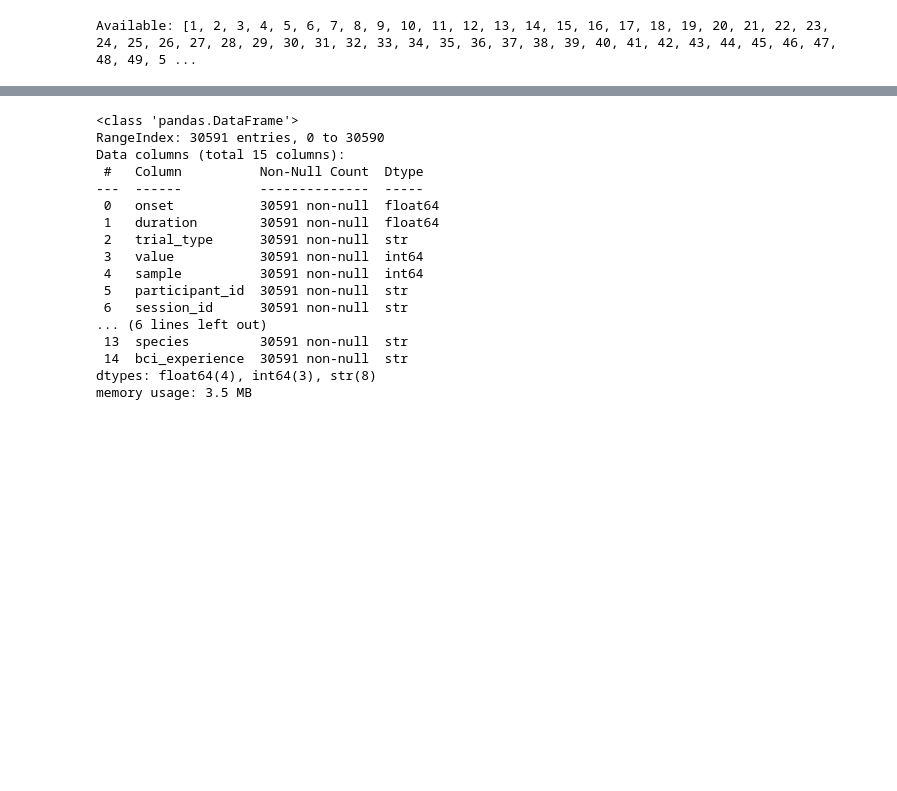
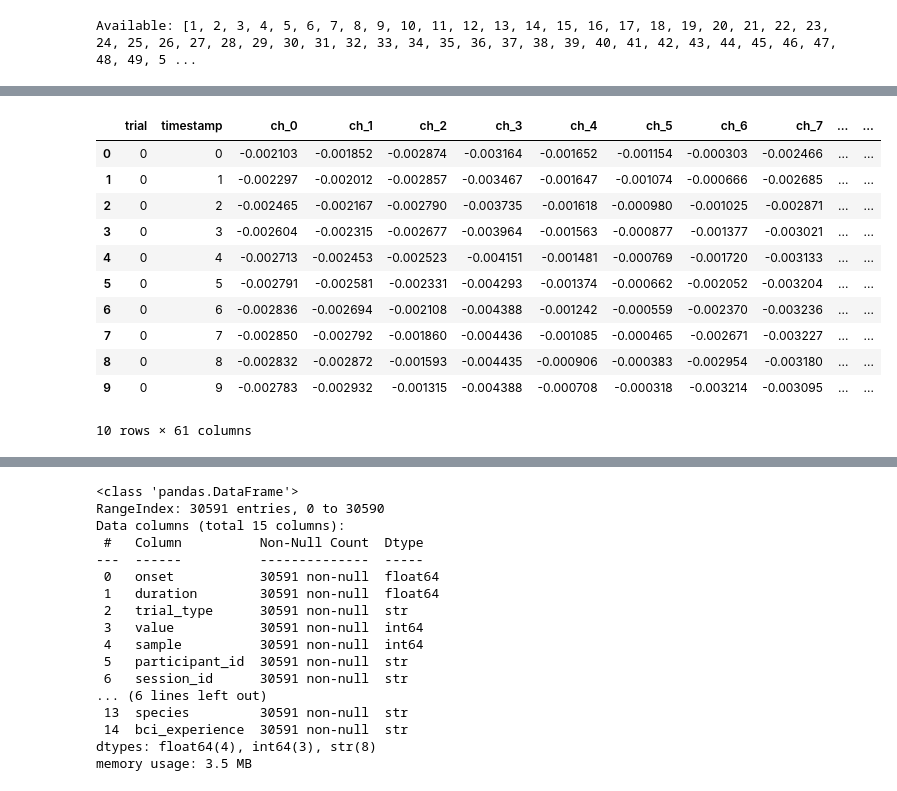
Before and after one commit to ionutzzzzz/Smart-System, a Jupyter notebook: project/notebooks/00-first-step.ipynb, the cells around one changed output, grey strips where cells are left out. Saved outputs shown, nothing was run; the diff lists cells and outputs as text; code cells hidden in the pictures; blank space fills up the shorter version.

```diff
--- a/project/notebooks/00-first-step.ipynb
+++ b/project/notebooks/00-first-step.ipynb
@@ -130,0 +122,16 @@ Finished downloading nm000348 v1.0.5.
+# %%
+# Display the first n rows
+X_data.head(n=10)
+# %% [output]
+|  | trial | timestamp | ch_0 | ch_1 | ch_2 | ch_3 | ch_4 | ch_5 | ch_6 | ch_7 | ... | ... |
+| 0 | 0 | 0 | -0.002103 | -0.001852 | -0.002874 | -0.003164 | -0.001652 | -0.001154 | -0.000303 | -0.002466 | ... | ... |
+| 1 | 0 | 1 | -0.002297 | -0.002012 | -0.002857 | -0.003467 | -0.001647 | -0.001074 | -0.000666 | -0.002685 | ... | ... |
+| 2 | 0 | 2 | -0.002465 | -0.002167 | -0.002790 | -0.003735 | -0.001618 | -0.000980 | -0.001025 | -0.002871 | ... | ... |
+| 3 | 0 | 3 | -0.002604 | -0.002315 | -0.002677 | -0.003964 | -0.001563 | -0.000877 | -0.001377 | -0.003021 | ... | ... |
+| 4 | 0 | 4 | -0.002713 | -0.002453 | -0.002523 | -0.004151 | -0.001481 | -0.000769 | -0.001720 | -0.003133 | ... | ... |
+| 5 | 0 | 5 | -0.002791 | -0.002581 | -0.002331 | -0.004293 | -0.001374 | -0.000662 | -0.002052 | -0.003204 | ... | ... |
+| 6 | 0 | 6 | -0.002836 | -0.002694 | -0.002108 | -0.004388 | -0.001242 | -0.000559 | -0.002370 | -0.003236 | ... | ... |
+| 7 | 0 | 7 | -0.002850 | -0.002792 | -0.001860 | -0.004436 | -0.001085 | -0.000465 | -0.002671 | -0.003227 | ... | ... |
+| 8 | 0 | 8 | -0.002832 | -0.002872 | -0.001593 | -0.004435 | -0.000906 | -0.000383 | -0.002954 | -0.003180 | ... | ... |
+| 9 | 0 | 9 | -0.002783 | -0.002932 | -0.001315 | -0.004388 | -0.000708 | -0.000318 | -0.003214 | -0.003095 | ... | ... |
+10 rows × 61 columns
```
Also changed, not shown: parts of 15 cells of this notebook.
